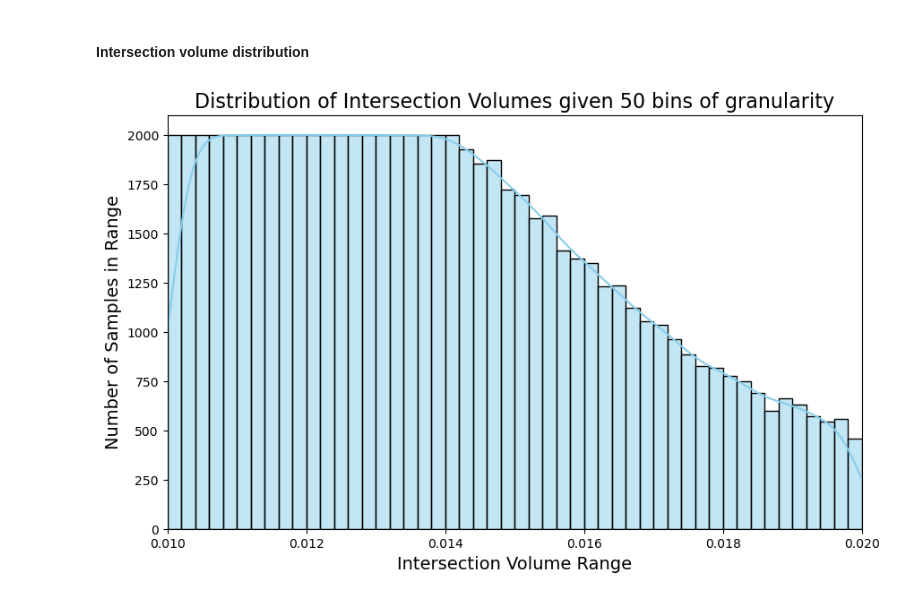
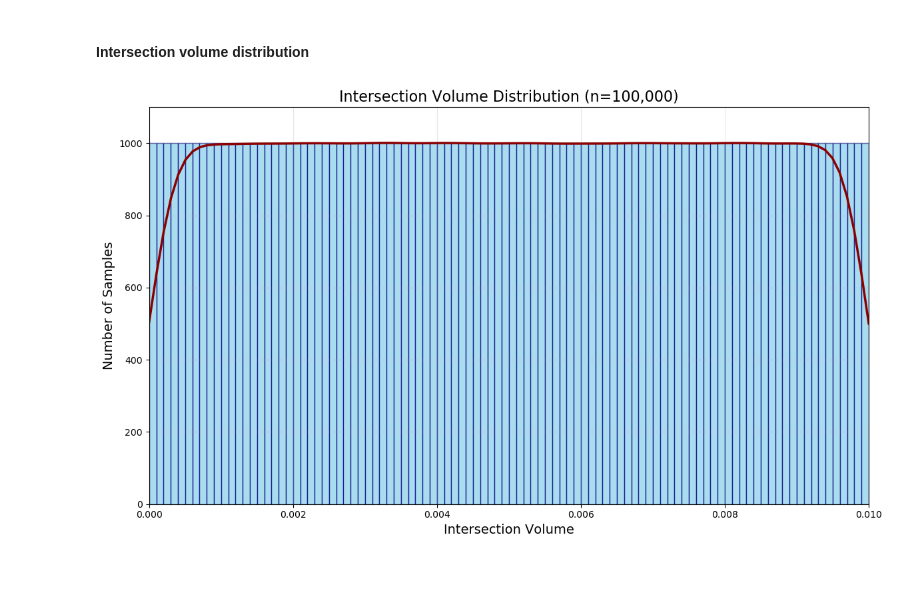
Before and after one commit to ErendiroPedro/tetrahedron_pair_ML, a Jupyter notebook: notebooks/data_analysis.ipynb, the cells around one changed output. Drawn from its saved outputs; the diff is of its cells as text; code cells hidden in the pictures; blank space fills up the shorter version.

```diff
--- a/notebooks/data_analysis.ipynb
+++ b/notebooks/data_analysis.ipynb
@@ -156,14 +184,36 @@ plt.show()
 # %% [markdown]
 #### Intersection volume distribution
-# %%
-intersecting_cases = tetrahedron_dataset[tetrahedron_dataset['IntersectionVolume'] > 0]
-bins = 50
-plt.figure(figsize=(10, 6))
-sns.histplot(intersecting_cases['IntersectionVolume'], kde=True, bins=bins, color='skyblue', alpha=0.5)
-plt.title(f'Distribution of Intersection Volumes given {bins} bins of granularity', fontsize=16)
-plt.xlabel('Intersection Volume Range', fontsize=14)
-plt.ylabel('Number of Samples in Range', fontsize=14)
-plt.xlim(0.01, 0.02)
-plt.show()
-# %% [output]
-[figure, removed]
+# %%
+intersecting_cases = tetrahedron_dataset[tetrahedron_dataset['IntersectionVolume'] > 0]
+volumes = intersecting_cases['IntersectionVolume'].to_numpy()
+n_bins = 100
+plt.figure(figsize=(12, 7))
+
+# Use actual counts instead of density
+counts, bins, patches = plt.hist(volumes,
+                                bins=n_bins,
+                                range=(0, 0.01),
+                                color='skyblue',
+                                edgecolor='navy',
+                                alpha=0.7)
+
+# Properly scaled KDE
+from scipy.stats import gaussian_kde
+kde = gaussian_kde(volumes)
+x = np.linspace(0, 0.01, n_bins)
+bin_width = bins[1] - bins[0]
+plt.plot(x, kde(x) * len(volumes) * bin_width,  # Scale to match counts
+         color='darkred',
+         lw=2.5)
+
+plt.title(f'Intersection Volume Distribution (n={len(volumes):,})', fontsize=16)
+plt.xlabel('Intersection Volume', fontsize=14)
+plt.ylabel('Number of Samples', fontsize=14)  # Changed to count axis
+plt.xlim(0, 0.01)
+plt.ylim(0, counts.max() * 1.1)  # Add 10% headroom
+plt.grid(True, alpha=0.3)
+
+plt.tight_layout()
+plt.show()
+# %% [output]
+[figure, added]
```
Also changed, not shown: parts of 6 cells of this notebook.
